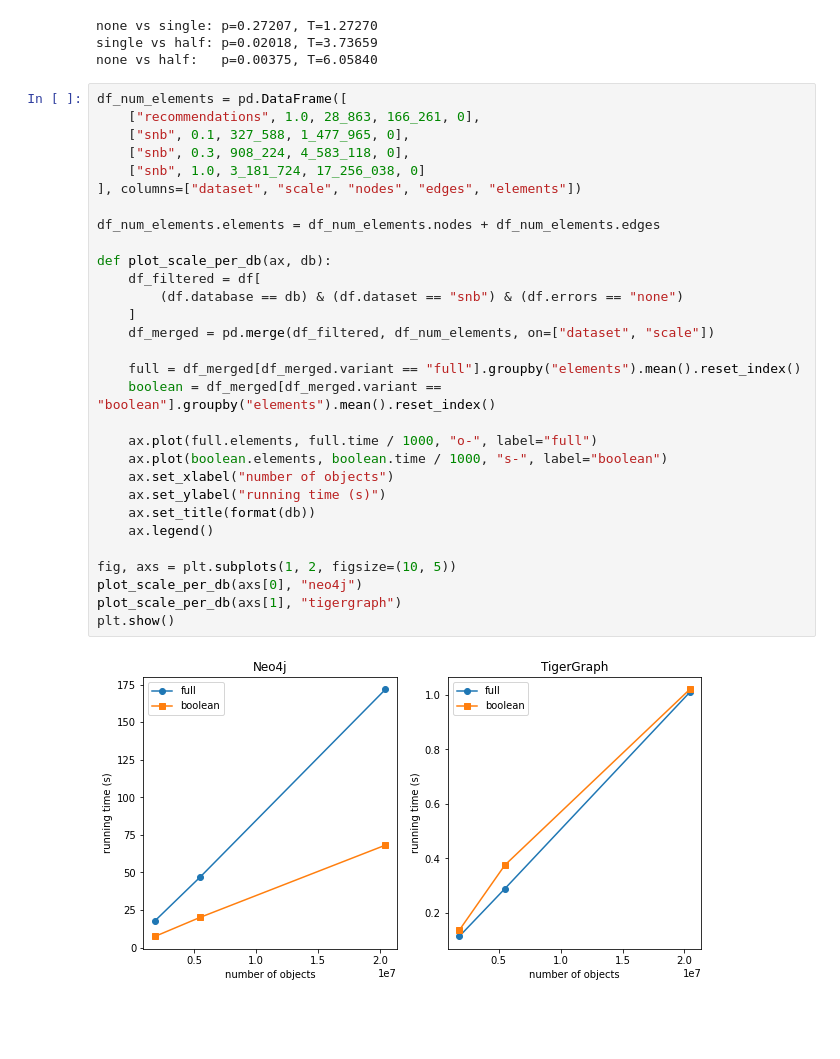
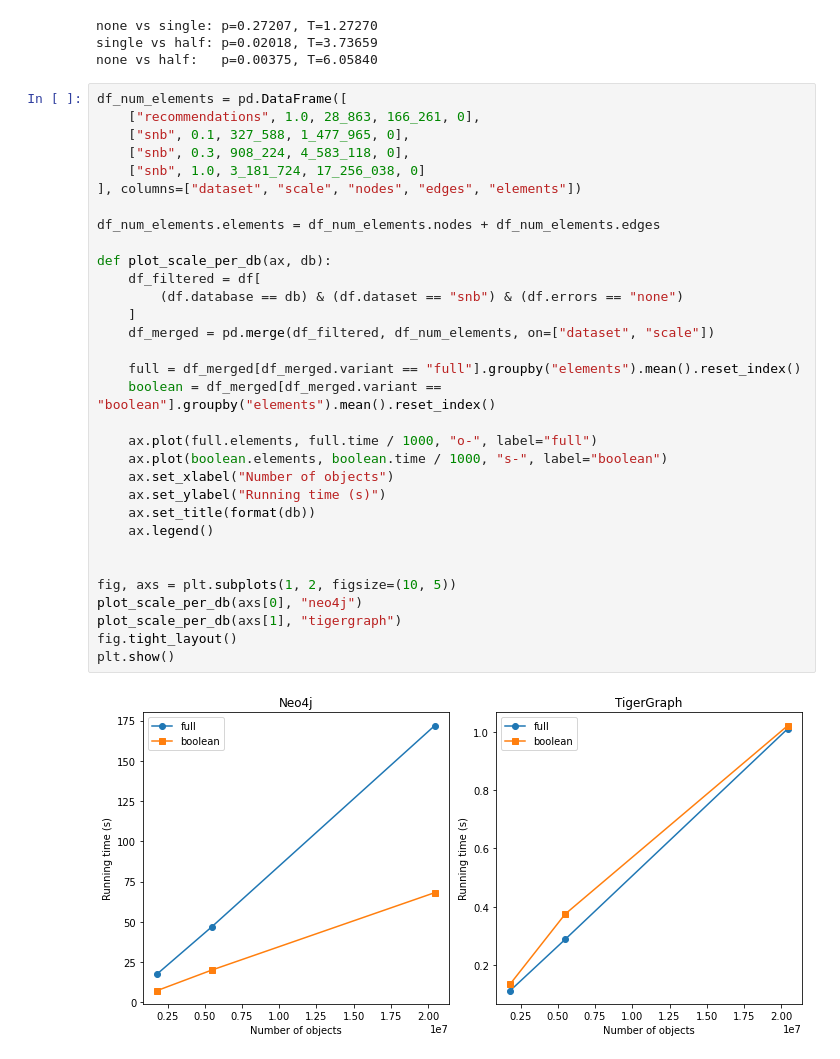
Before and after one commit to nimobeeren/thesis, a Jupyter notebook: analysis/analysis.ipynb, the cells around one changed output. Cells and saved outputs as stored; diff of their text form; blank space fills up the shorter version.

```diff
--- a/analysis/analysis.ipynb
+++ b/analysis/analysis.ipynb
@@ -64,35 +65,37 @@ none vs half:   p=0.00375, T=6.05840
 # %%
 df_num_elements = pd.DataFrame([
     ["recommendations", 1.0, 28_863, 166_261, 0],
     ["snb", 0.1, 327_588, 1_477_965, 0],
     ["snb", 0.3, 908_224, 4_583_118, 0],
     ["snb", 1.0, 3_181_724, 17_256_038, 0]
 ], columns=["dataset", "scale", "nodes", "edges", "elements"])
 
 df_num_elements.elements = df_num_elements.nodes + df_num_elements.edges
 
 def plot_scale_per_db(ax, db):
     df_filtered = df[
         (df.database == db) & (df.dataset == "snb") & (df.errors == "none")
     ]
     df_merged = pd.merge(df_filtered, df_num_elements, on=["dataset", "scale"])
 
     full = df_merged[df_merged.variant == "full"].groupby("elements").mean().reset_index()
     boolean = df_merged[df_merged.variant == "boolean"].groupby("elements").mean().reset_index()
 
     ax.plot(full.elements, full.time / 1000, "o-", label="full")
     ax.plot(boolean.elements, boolean.time / 1000, "s-", label="boolean")
-    ax.set_xlabel("number of objects")
-    ax.set_ylabel("running time (s)")
+    ax.set_xlabel("Number of objects")
+    ax.set_ylabel("Running time (s)")
     ax.set_title(format(db))
     ax.legend()
+
 
 fig, axs = plt.subplots(1, 2, figsize=(10, 5))
 plot_scale_per_db(axs[0], "neo4j")
 plot_scale_per_db(axs[1], "tigergraph")
+fig.tight_layout()
 plt.show()
 # %% [output]
-[figure, old version]
+[figure, new version]
 # %%
 def plot_errors_per_db(ax, db):
     df_filtered = df[
```
Also changed, not shown: parts of 3 cells of this notebook, 1 other file.
